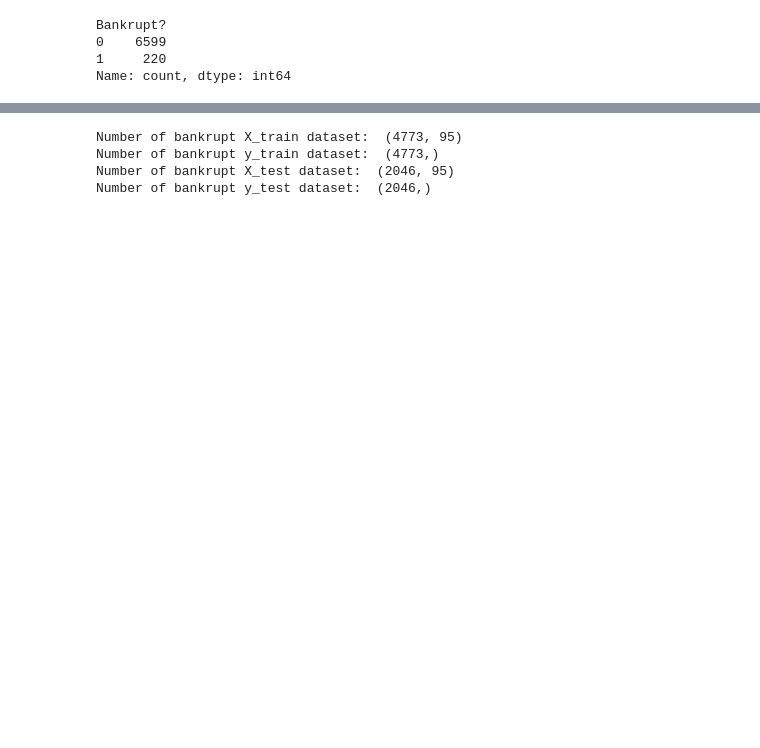
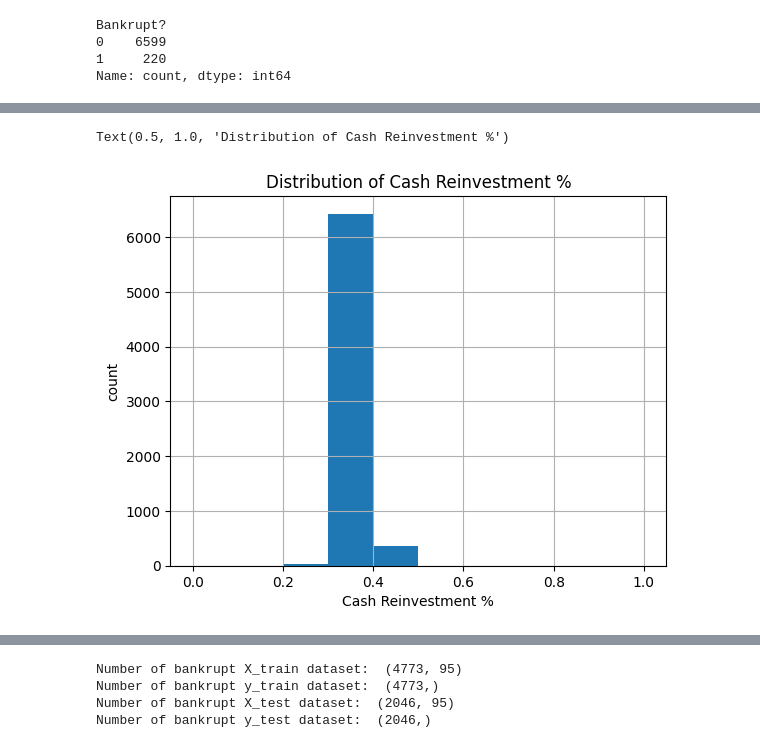
Before and after one commit to PopoviciuAndreea/Company-Bankruptcy-Prediction, a Jupyter notebook: Company_Bankruptcy_Prediction.ipynb, the cells around one changed output, grey strips where cells are left out. Cells and saved outputs as stored; diff of their text form; code cells hidden in the pictures; blank space fills up the shorter version.

```diff
--- a/Company_Bankruptcy_Prediction.ipynb
+++ b/Company_Bankruptcy_Prediction.ipynb
@@ -40,0 +85,8 @@ Name: count, dtype: int64
+# %%
+data[' Cash Reinvestment %'].hist()
+plt.xlabel("Cash Reinvestment %")
+plt.ylabel("count")
+plt.title("Distribution of Cash Reinvestment %")
+# %% [output]
+Text(0.5, 1.0, 'Distribution of Cash Reinvestment %')
+[figure, added]
```
Also changed, not shown: parts of 26 cells of this notebook.
